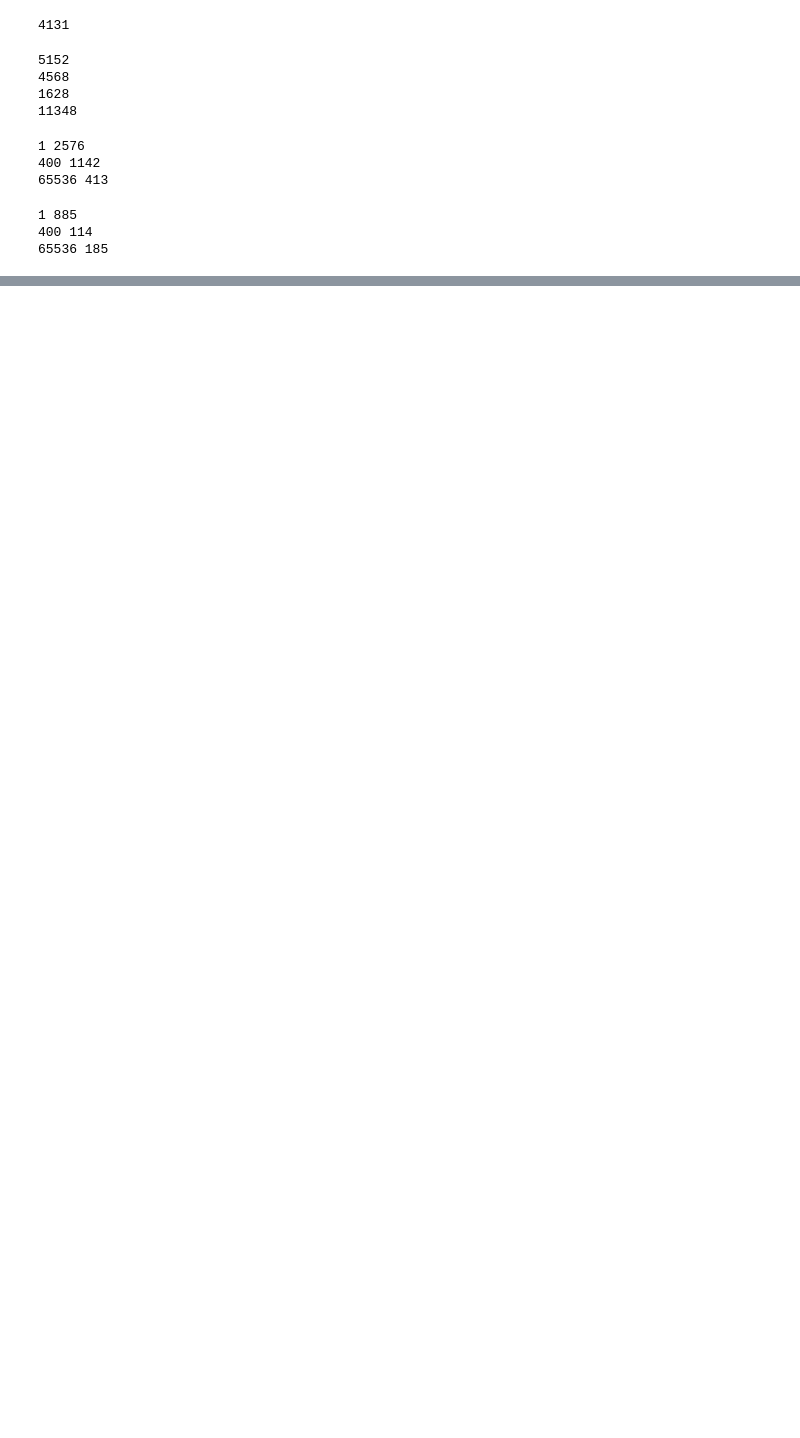
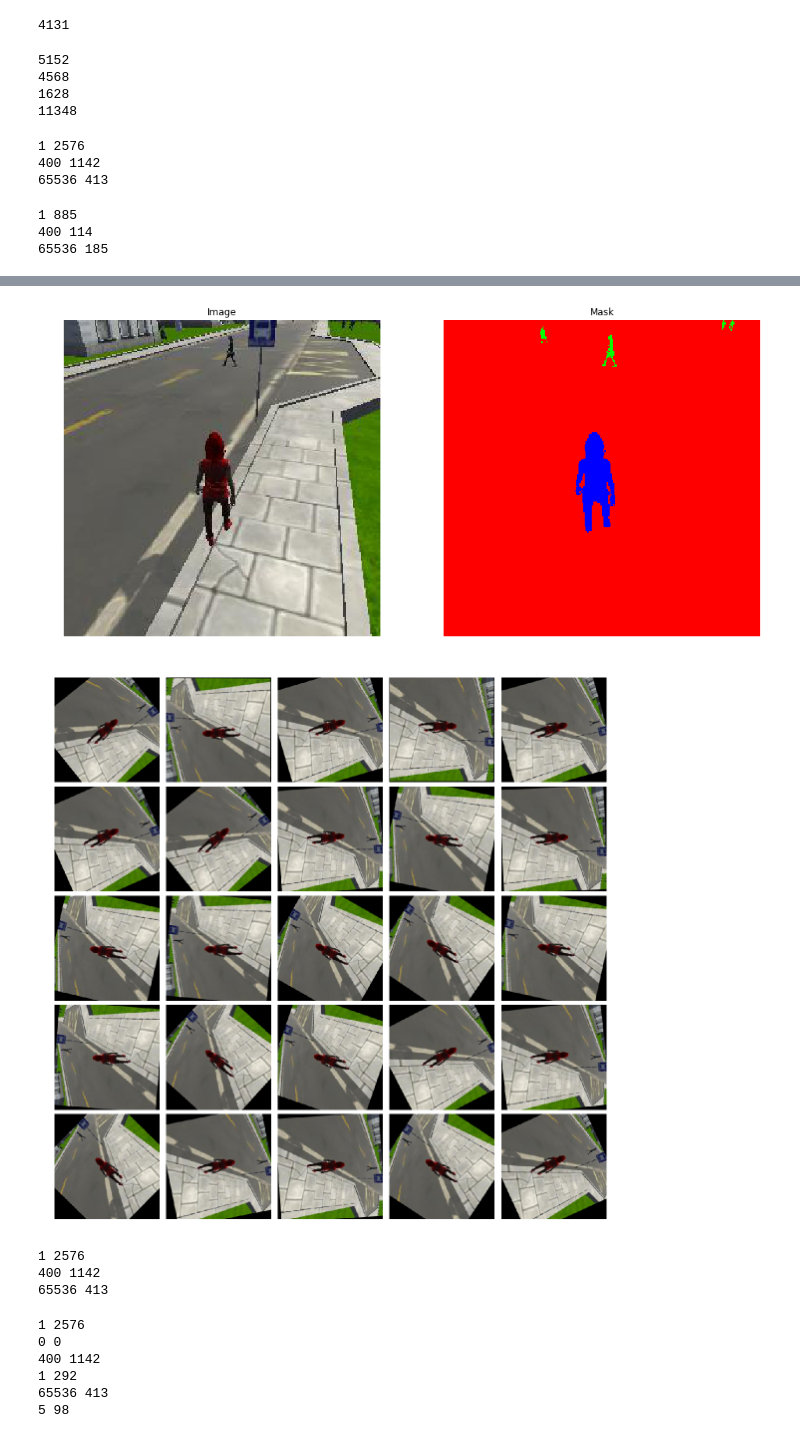
Before and after one commit to srini-x/RoboND-DeepLearning-Follow-Me, a Jupyter notebook: code/dataset_info.ipynb, the cells around one changed output, grey strips where cells are left out. Saved outputs shown, nothing was run; the diff lists cells and outputs as text; code cells hidden in the pictures; blank space fills up the shorter version.

Commit message:
Adding more data augmentation functions

```diff
--- a/code/dataset_info.ipynb
+++ b/code/dataset_info.ipynb
@@ -569,0 +572,16 @@ flip_n_save(grouped_validation_dict[400], 4, dryrun=False)
+# %%
+def plot_images(images, grid_size, fig_size, fig_spacing=(0.01, 0.01)):
+    gs = gridspec.GridSpec(grid_size[0], grid_size[1])
+    gs.update(wspace=fig_spacing[0], hspace=fig_spacing[1])
+    plt.figure(figsize=fig_size)
+
+    for i in range(len(images)):
+        plt.subplot(gs[i])
+        image = images[i].squeeze()
+        if len(image.shape) == 2:
+            plt.imshow(image, cmap='gray')
+        else:
+            plt.imshow(image)
+        plt.axis('off')
+
+    plt.show()
@@ -569,0 +649,13 @@ flip_n_save(grouped_validation_dict[400], 4, dryrun=False)
+# %%
+def get_more_images(image, count):
+
+    more_images = []
+
+    for i in range(count):
+        shifted = translate(image)
+        rotated = rotate(shifted, 90)
+        # affined = affine_transform(rotated)
+        more_images.append(rotated)
+
+    more_images = np.asarray(more_images)
+    return more_images
@@ -569,0 +672,22 @@ flip_n_save(grouped_validation_dict[400], 4, dryrun=False)
+# %%
+group = 'train'
+hero = big_hero
+
+image_file, mask_file = get_random_image_pair(data_dir, group, hero)
+plot_random_image_pair(image_file, mask_file)
+
+image = misc.imread(image_file, flatten=False, mode='RGB')
+
+more = get_more_images(image, 25)
+plot_images(more, (5, 5), (20, 20), fig_spacing=(0.02, 0.04))
+# %% [output]
+[figure, added]
+[figure, added]
+# %%
+grouped_train_dict = classify_images(data_dir, 'train')
+for key, val in sorted(grouped_train_dict.items()):
+    print(key, len(val))
+# %% [output]
+1 2576
+400 1142
+65536 413
@@ -569,0 +731,9 @@ flip_n_save(grouped_validation_dict[400], 4, dryrun=False)
+# %%
+augument_data(data_dir, 'train')
+# %% [output]
+1 2576
+0 0
+400 1142
+1 292
+65536 413
+5 98
```
Also changed, not shown: parts of 11 cells of this notebook.
